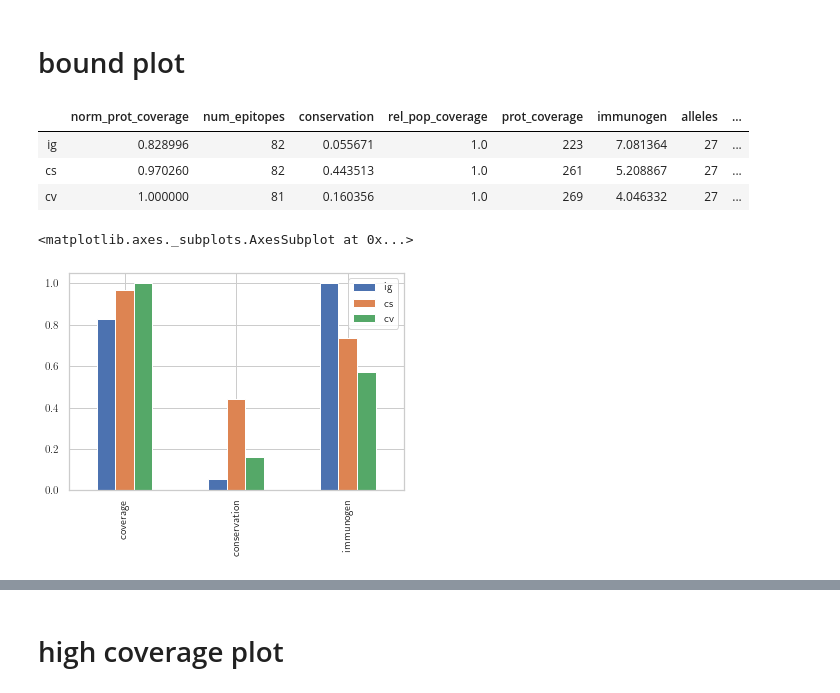
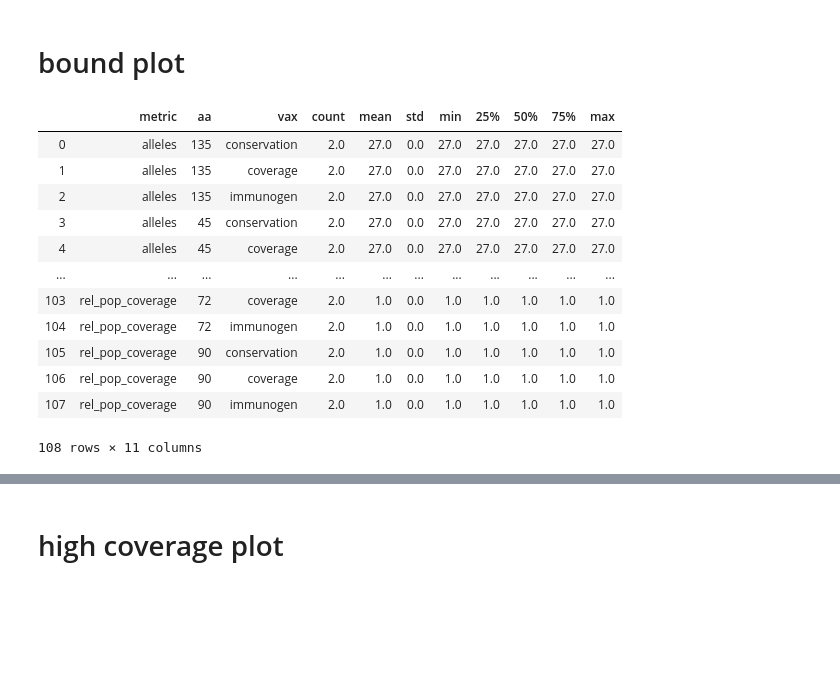
Before and after one commit to SchubertLab/GeneralizedEvDesign, a Jupyter notebook: plots.ipynb, the cells around one changed output, grey strips where cells are left out. Saved outputs shown, nothing was run; the diff lists cells and outputs as text; code cells hidden in the pictures; blank space fills up the shorter version.

```diff
--- a/plots.ipynb
+++ b/plots.ipynb
@@ -27,9 +22,0 @@ df_cv = pd.read_csv('experiments/results/nef-300-1/bound-coverage-evaluation.csv
-# %%
-df = pd.concat([df_ig, df_cs, df_cv])
-df.index = ['ig', 'cs', 'cv']
-df
-# %% [output]
-|  | norm_prot_coverage | num_epitopes | conservation | rel_pop_coverage | prot_coverage | immunogen | alleles | ... |
-| ig | 0.828996 | 82 | 0.055671 | 1.0 | 223 | 7.081364 | 27 | ... |
-| cs | 0.970260 | 82 | 0.443513 | 1.0 | 261 | 5.208867 | 27 | ... |
-| cv | 1.000000 | 81 | 0.160356 | 1.0 | 269 | 4.046332 | 27 | ... |
@@ -49,5 +23,20 @@ df['immunogen'] /= max_ig
-# %%
-df.T.plot.bar()
-# %% [output]
-<matplotlib.axes._subplots.AxesSubplot at 0x...>
-[figure, removed]
+# %%
+df = pd.read_csv('experiments/results/ig-bound-evaluation-aggregate.csv')
+aaa = df.columns.tolist()
+aaa[0] = 'metric'
+df.columns = aaa
+df
+# %% [output]
+|  | metric | aa | vax | count | mean | std | min | 25% | 50% | 75% | max |
+| 0 | alleles | 135 | conservation | 2.0 | 27.0 | 0.0 | 27.0 | 27.0 | 27.0 | 27.0 | 27.0 |
+| 1 | alleles | 135 | coverage | 2.0 | 27.0 | 0.0 | 27.0 | 27.0 | 27.0 | 27.0 | 27.0 |
+| 2 | alleles | 135 | immunogen | 2.0 | 27.0 | 0.0 | 27.0 | 27.0 | 27.0 | 27.0 | 27.0 |
+| 3 | alleles | 45 | conservation | 2.0 | 27.0 | 0.0 | 27.0 | 27.0 | 27.0 | 27.0 | 27.0 |
+| 4 | alleles | 45 | coverage | 2.0 | 27.0 | 0.0 | 27.0 | 27.0 | 27.0 | 27.0 | 27.0 |
+| ... | ... | ... | ... | ... | ... | ... | ... | ... | ... | ... | ... |
+| 103 | rel_pop_coverage | 72 | coverage | 2.0 | 1.0 | 0.0 | 1.0 | 1.0 | 1.0 | 1.0 | 1.0 |
+| 104 | rel_pop_coverage | 72 | immunogen | 2.0 | 1.0 | 0.0 | 1.0 | 1.0 | 1.0 | 1.0 | 1.0 |
+| 105 | rel_pop_coverage | 90 | conservation | 2.0 | 1.0 | 0.0 | 1.0 | 1.0 | 1.0 | 1.0 | 1.0 |
+| 106 | rel_pop_coverage | 90 | coverage | 2.0 | 1.0 | 0.0 | 1.0 | 1.0 | 1.0 | 1.0 | 1.0 |
+| 107 | rel_pop_coverage | 90 | immunogen | 2.0 | 1.0 | 0.0 | 1.0 | 1.0 | 1.0 | 1.0 | 1.0 |
+108 rows × 11 columns
```
Also changed, not shown: parts of 10 cells of this notebook.
